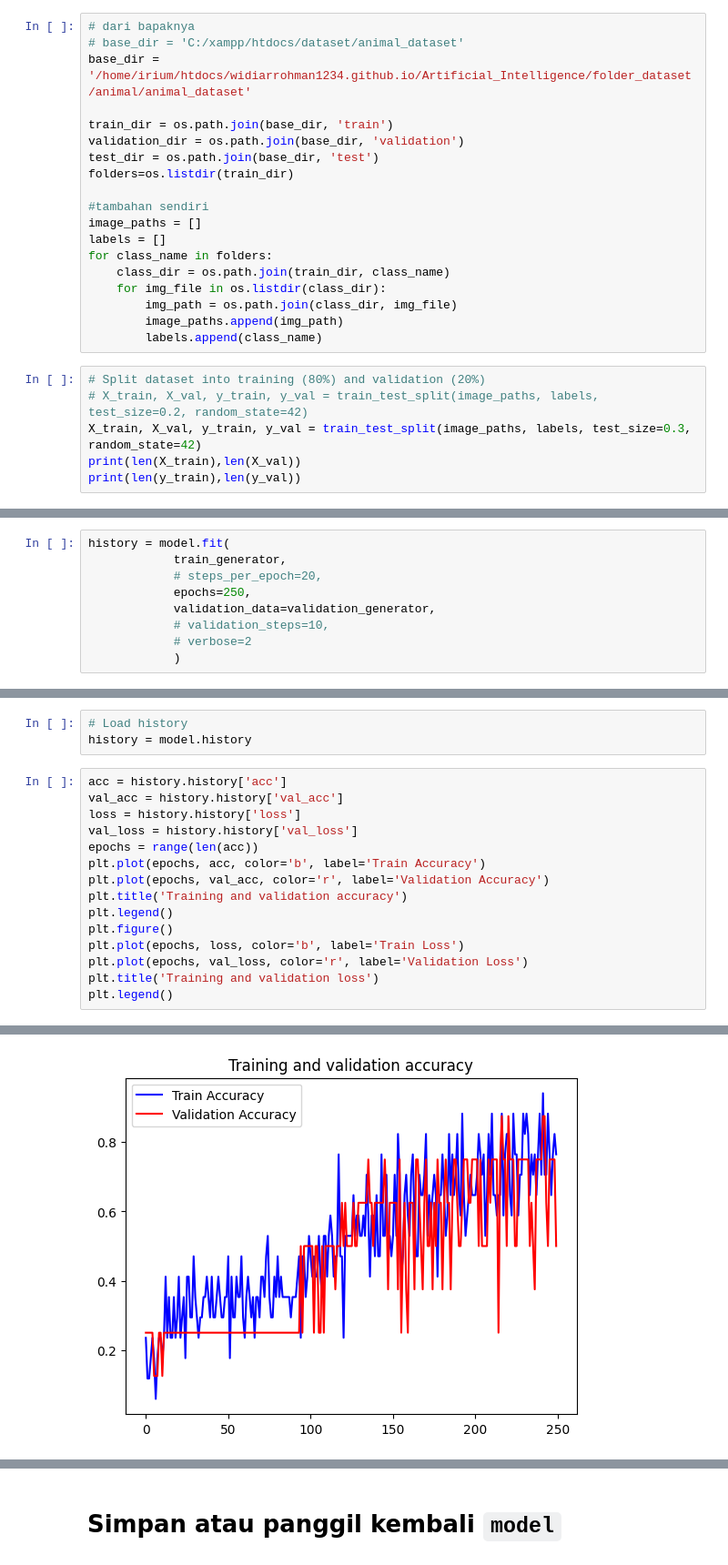
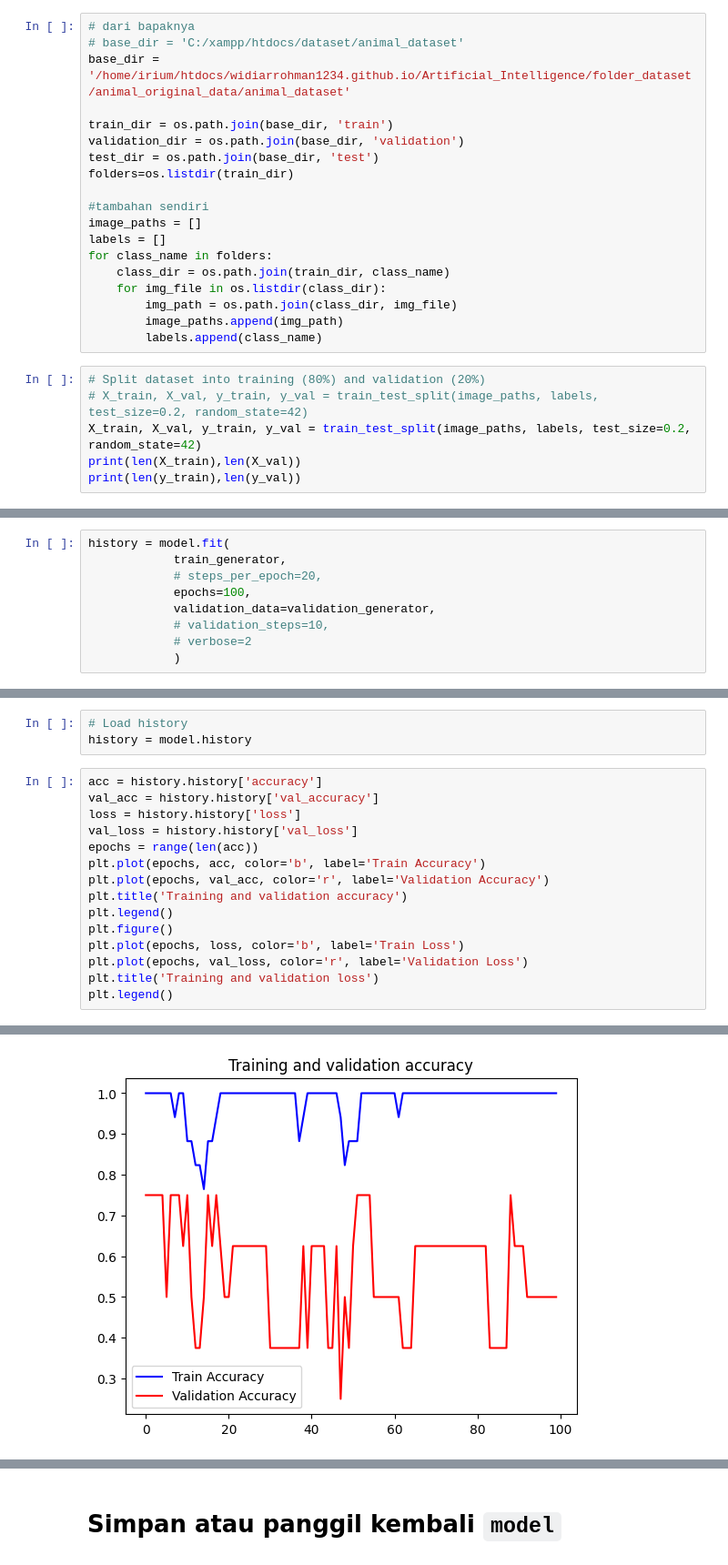
Before and after one commit to widiarrohman1234/widiarrohman1234.github.io, a Jupyter notebook: Artificial_Intelligence/program_application/UAS_AI_S2_Prof_Ali_Barakbah_Class_Animal/UAS_AI_S2_Prof_Ali_Barakbah_Class_Animal(program bapak).ipynb, the cells around one changed output, grey strips where cells are left out. Shown at 91% size. Cells and saved outputs as stored; diff of their text form.

```diff
--- a/Artificial_Intelligence/program_application/UAS_AI_S2_Prof_Ali_Barakbah_Class_Animal/UAS_AI_S2_Prof_Ali_Barakbah_Class_Animal(program bapak).ipynb
+++ b/Artificial_Intelligence/program_application/UAS_AI_S2_Prof_Ali_Barakbah_Class_Animal/UAS_AI_S2_Prof_Ali_Barakbah_Class_Animal(program bapak).ipynb
@@ -30,7 +33,7 @@ from PIL import Image  # This should now work without errors.
 # %%
 # dari bapaknya
 # base_dir = 'C:/xampp/htdocs/dataset/animal_dataset'
-base_dir = '/home/irium/htdocs/widiarrohman1234.github.io/Artificial_Intelligence/folder_dataset/animal/animal_dataset'
+base_dir = '/home/irium/htdocs/widiarrohman1234.github.io/Artificial_Intelligence/folder_dataset/animal_original_data/animal_dataset'
 
 train_dir = os.path.join(base_dir, 'train')
 validation_dir = os.path.join(base_dir, 'validation')
@@ -49,7 +52,7 @@ for class_name in folders:
 # %%
 # Split dataset into training (80%) and validation (20%)
 # X_train, X_val, y_train, y_val = train_test_split(image_paths, labels, test_size=0.2, random_state=42)
-X_train, X_val, y_train, y_val = train_test_split(image_paths, labels, test_size=0.3, random_state=42)
+X_train, X_val, y_train, y_val = train_test_split(image_paths, labels, test_size=0.2, random_state=42)
 print(len(X_train),len(X_val))
 print(len(y_train),len(y_val))
 # %% [output]
@@ -171,7 +174,7 @@ Model: "sequential_1"
 history = model.fit(
             train_generator,
             # steps_per_epoch=20,
-            epochs=250,
+            epochs=100,
             validation_data=validation_generator,
             # validation_steps=10,
             # verbose=2
@@ -198,20 +201,20 @@ Epoch 250/250
 # Load history
 history = model.history
 # %%
-acc = history.history['acc']
-val_acc = history.history['val_acc']
+acc = history.history['accuracy']
+val_acc = history.history['val_accuracy']
 loss = history.history['loss']
 val_loss = history.history['val_loss']
 epochs = range(len(acc))
 plt.plot(epochs, acc, color='b', label='Train Accuracy')
 plt.plot(epochs, val_acc, color='r', label='Validation Accuracy')
 plt.title('Training and validation accuracy')
 plt.legend()
 plt.figure()
 plt.plot(epochs, loss, color='b', label='Train Loss')
 plt.plot(epochs, val_loss, color='r', label='Validation Loss')
 plt.title('Training and validation loss')
 plt.legend()
 # %% [output]
 <matplotlib.legend.Legend at 0x...>
-[figure, old version]
+[figure, new version]
```
Also changed, not shown: parts of 7 cells of this notebook.
